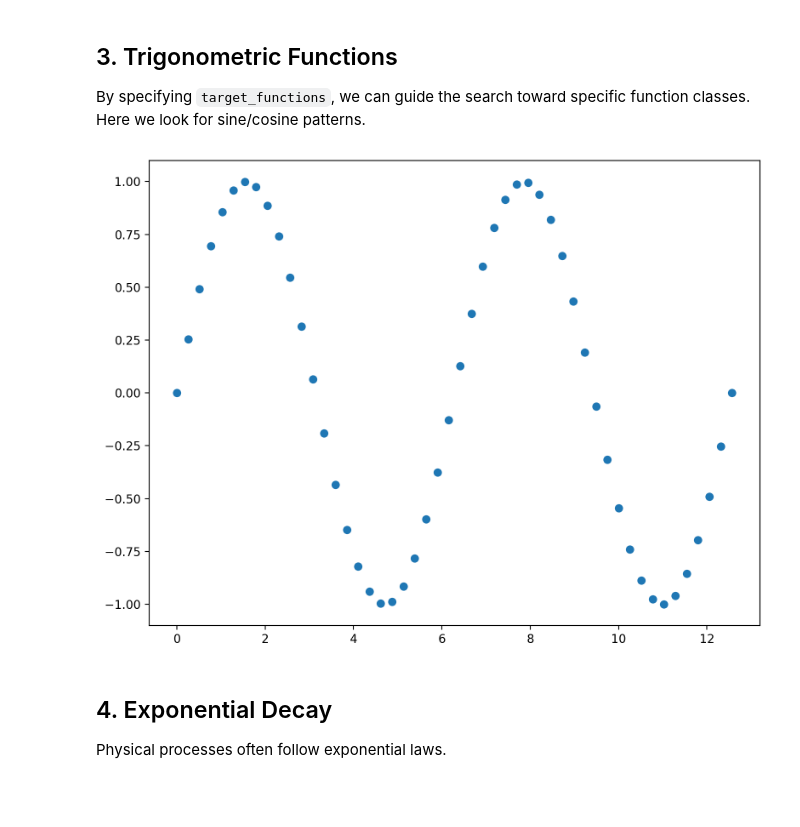
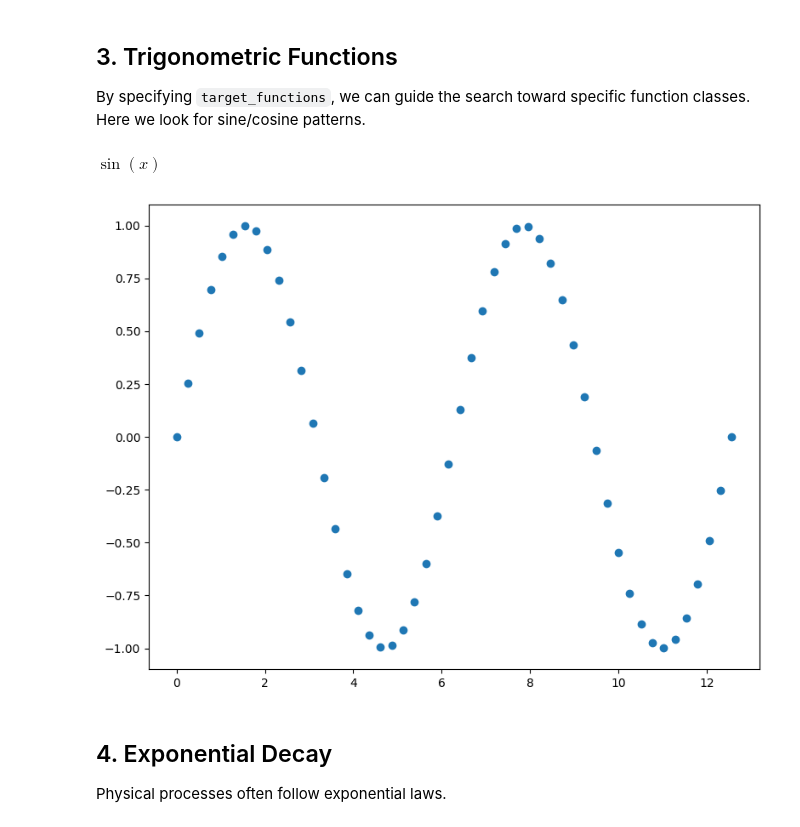
Before and after one commit to ckming102/deriver, a Jupyter notebook: examples/rendered/symbolic_regression.ipynb, the cells around one changed output. Cells and saved outputs as stored; diff of their text form; code cells hidden in the pictures; blank space fills up the shorter version.

```diff
--- a/examples/rendered/symbolic_regression.ipynb
+++ b/examples/rendered/symbolic_regression.ipynb
@@ -81,21 +85,23 @@ function classes. Here we look for sine/cosine patterns.
 # %%
 # Generate sinusoidal data
 x_trig = Symbol('x')
 x_vals = np.linspace(0, 4*np.pi, 50)
 data_trig = [[float(x), float(np.sin(x))] for x in x_vals]
 
 # Restrict to trigonometric functions
 formula_trig = FindFormula(
     data_trig, x_trig,
     target_functions=['Sin', 'Cos', 'Plus', 'Times'],
     niterations=15,
     max_complexity=10
 )
 
 plot_trig = ListPlot(data_trig)
-formula_trig, plot_trig
+display(formula_trig)
+display(plot_trig)
 # %% [output]
+$\displaystyle \sin{\left(x \right)}$
-[figure, old version]
+[figure, new version]
 # %% [markdown]
 ## 4. Exponential Decay
 
```
Also changed, not shown: parts of 10 cells of this notebook.
